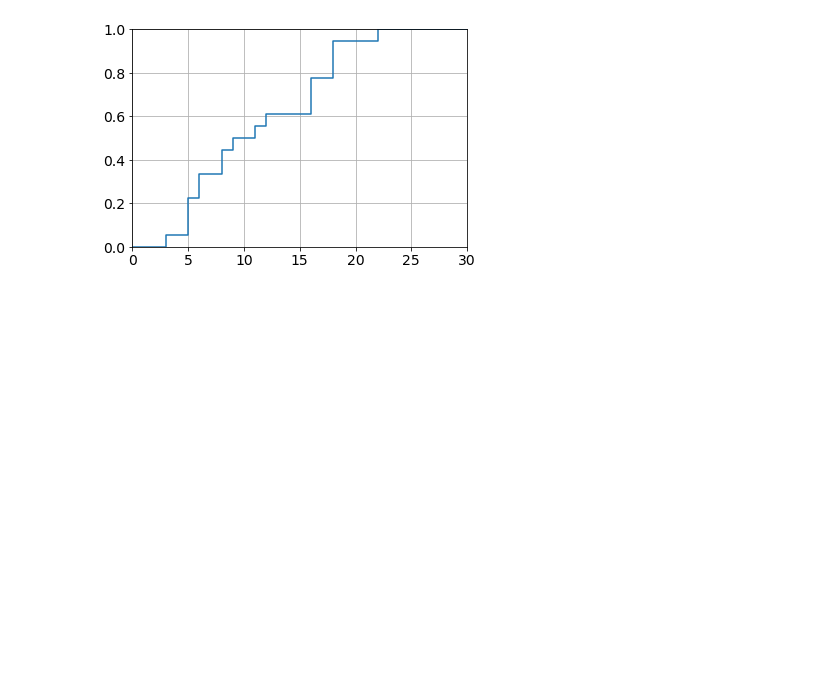
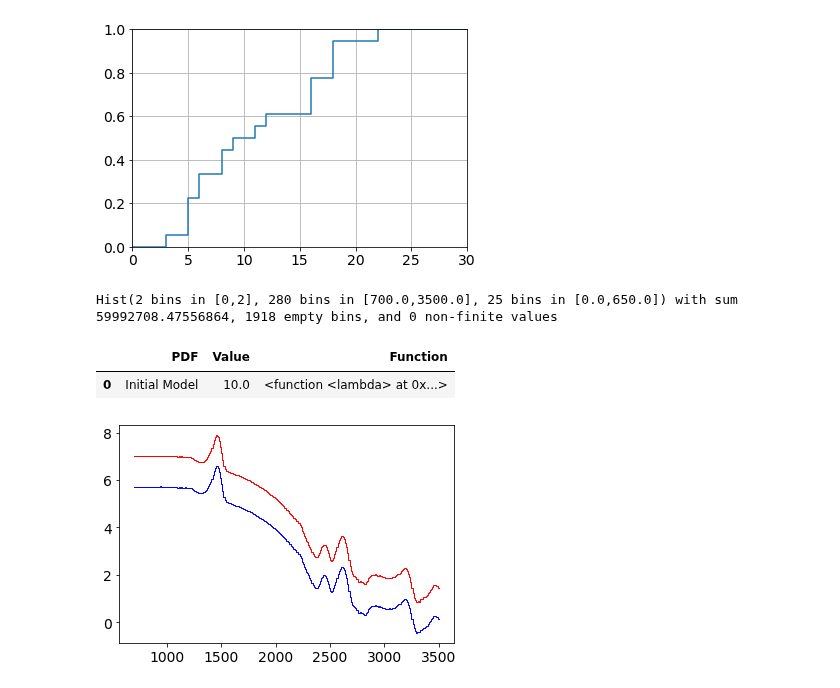
Before and after one commit to YMTheory/sensitivity, a Jupyter notebook: work/First sensitivity calculation with new code (Aug13 2019).ipynb, the cells around one changed output. Saved outputs shown, nothing was run; the diff lists cells and outputs as text; code cells hidden in the pictures; blank space fills up the shorter version.

```diff
--- a/work/First sensitivity calculation with new code (Aug13 2019).ipynb
+++ b/work/First sensitivity calculation with new code (Aug13 2019).ipynb
@@ -285,3 +293,24 @@ plt.axis([0.,30.,0.,1.])
 plt.grid()
 # %% [output]
 [figure]
+# %%
+initial_model
+# %% [output]
+Hist(2 bins in [0,2], 280 bins in [700.0,3500.0], 25 bins in [0.0,650.0]) with sum 59992708.47556864, 1918 empty bins, and 0 non-finite values
+# %%
+df_variables = pd.DataFrame(columns=['PDF','Value','Function'])
+
+df_variables = df_variables.append({'PDF':'Initial Model','Value':10.,'Function': lambda pdf, norm: norm*pdf},ignore_index=True)
+# %%
+parameter = lambda pdf,norm: norm*pdf
+df_variables.head()
+# %% [output]
+|  | PDF | Value | Function |
+| 0 | Initial Model | 10.0 | <function <lambda> at 0x...> |
+# %%
+scaledhist = df_variables['Function'].iloc[0](initial_model,20.)
+
+hl.plot1d(initial_model.project([1]).log10(),color=(0.,0.,1.),linewidth=1)
+hl.plot1d(scaledhist.project([1]).log10(),color=(1.,0.,0.),linewidth=1)
+# %% [output]
+[figure, added]
```
Also changed, not shown: parts of 2 cells of this notebook, 2 other files.
